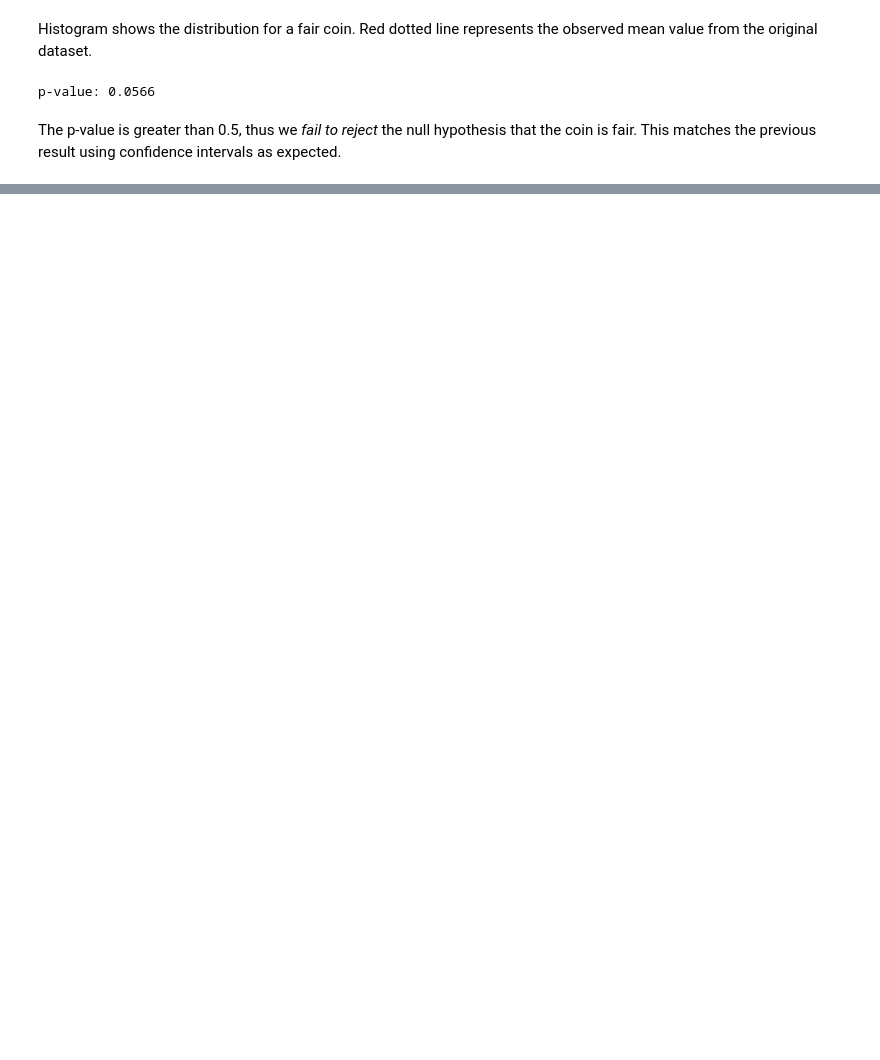
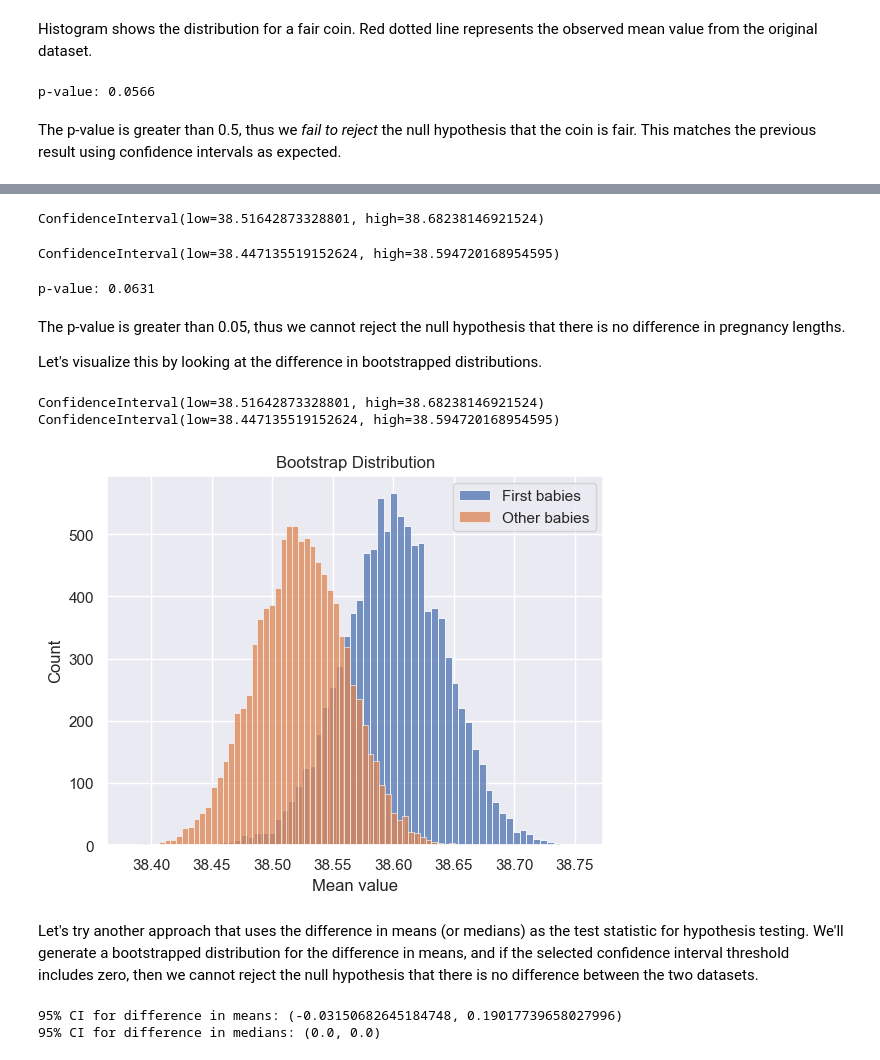
Before and after one commit to data-sandbox/stats-playground, a Jupyter notebook: bootstrap.ipynb, the cells around one changed output, grey strips where cells are left out. Drawn from its saved outputs; the diff is of its cells as text; code cells hidden in the pictures; blank space fills up the shorter version.

Commit message:
Add two-sample test

```diff
--- a/bootstrap.ipynb
+++ b/bootstrap.ipynb
@@ -133,0 +142,3 @@ The p-value is greater than 0.5, thus we *fail to reject* the null hypothesis th
+# %%
+firstpreg = np.load(Path('firstpreg.npy'))
+otherpreg = np.load(Path('otherpreg.npy'))
@@ -133,0 +153,16 @@ The p-value is greater than 0.5, thus we *fail to reject* the null hypothesis th
+# %%
+# First babies
+bootstrap_ci = stats.bootstrap((firstpreg,), np.mean, confidence_level=0.95,
+                               n_resamples=9999, random_state=42,
+                               method='BCa')
+print(bootstrap_ci.confidence_interval)
+# %% [output]
+ConfidenceInterval(low=38.51642873328801, high=38.68238146921524)
+# %%
+# Other babies
+bootstrap_ci = stats.bootstrap((otherpreg,), np.mean, confidence_level=0.95,
+                               n_resamples=9999, random_state=42,
+                               method='BCa')
+print(bootstrap_ci.confidence_interval)
+# %% [output]
+ConfidenceInterval(low=38.447135519152624, high=38.594720168954595)
@@ -133,0 +191,34 @@ The p-value is greater than 0.5, thus we *fail to reject* the null hypothesis th
+# %%
+print(f'p-value: {p_value(firstpreg, otherpreg.mean()):.4f}')
+# %% [output]
+p-value: 0.0631
+# %% [markdown]
+The p-value is greater than 0.05, thus we cannot reject the null hypothesis that there is no difference in pregnancy lengths.
+
+Let's visualize this by looking at the difference in bootstrapped distributions.
+# %%
+bs_firstpreg = stats.bootstrap((firstpreg,), np.mean, confidence_level=0.95,
+                               n_resamples=9999, random_state=42,
+                               method='BCa')
+print(bs_firstpreg.confidence_interval)
+
+bs_otherpreg = stats.bootstrap((otherpreg,), np.mean, confidence_level=0.95,
+                               n_resamples=9999, random_state=42,
+                               method='BCa')
+print(bs_otherpreg.confidence_interval)
+
+# Visualize the bootstrapped distribution
+distribution_first = bs_firstpreg.bootstrap_distribution
+distribution_other = bs_otherpreg.bootstrap_distribution
+bins = 56
+sns.histplot(distribution_first, bins=bins, label='First babies')
+sns.histplot(distribution_other, bins=bins, label='Other babies')
+plt.legend()
+plt.title('Bootstrap Distribution')
+plt.xlabel('Mean value');
+# %% [output]
+ConfidenceInterval(low=38.51642873328801, high=38.68238146921524)
+ConfidenceInterval(low=38.447135519152624, high=38.594720168954595)
+[figure, added]
+# %% [markdown]
+Let's try another approach that uses the difference in means (or medians) as the test statistic for hypothesis testing. We'll generate a bootstrapped distribution for the difference in means, and if the selected confidence interval threshold includes zero, then we cannot reject the null hypothesis that there is no difference between the two datasets.
@@ -133,0 +244,14 @@ The p-value is greater than 0.5, thus we *fail to reject* the null hypothesis th
+# %%
+# Compute 95% confidence intervals
+means_difference = two_sample_bootstrap(firstpreg, otherpreg, stat='mean')
+ci_low = np.quantile(means_difference, 0.025)
+ci_high = np.quantile(means_difference, 0.975)
+print(f'95% CI for difference in means: {ci_low, ci_high}')
+
+medians_difference = two_sample_bootstrap(firstpreg, otherpreg, stat='median')
+ci_low = np.quantile(medians_difference, 0.025)
+ci_high = np.quantile(medians_difference, 0.975)
+print(f'95% CI for difference in medians: {ci_low, ci_high}')
+# %% [output]
+95% CI for difference in means: (-0.03150682645184748, 0.19017739658027996)
+95% CI for difference in medians: (0.0, 0.0)
```
Also changed, not shown: parts of 9 cells of this notebook.
